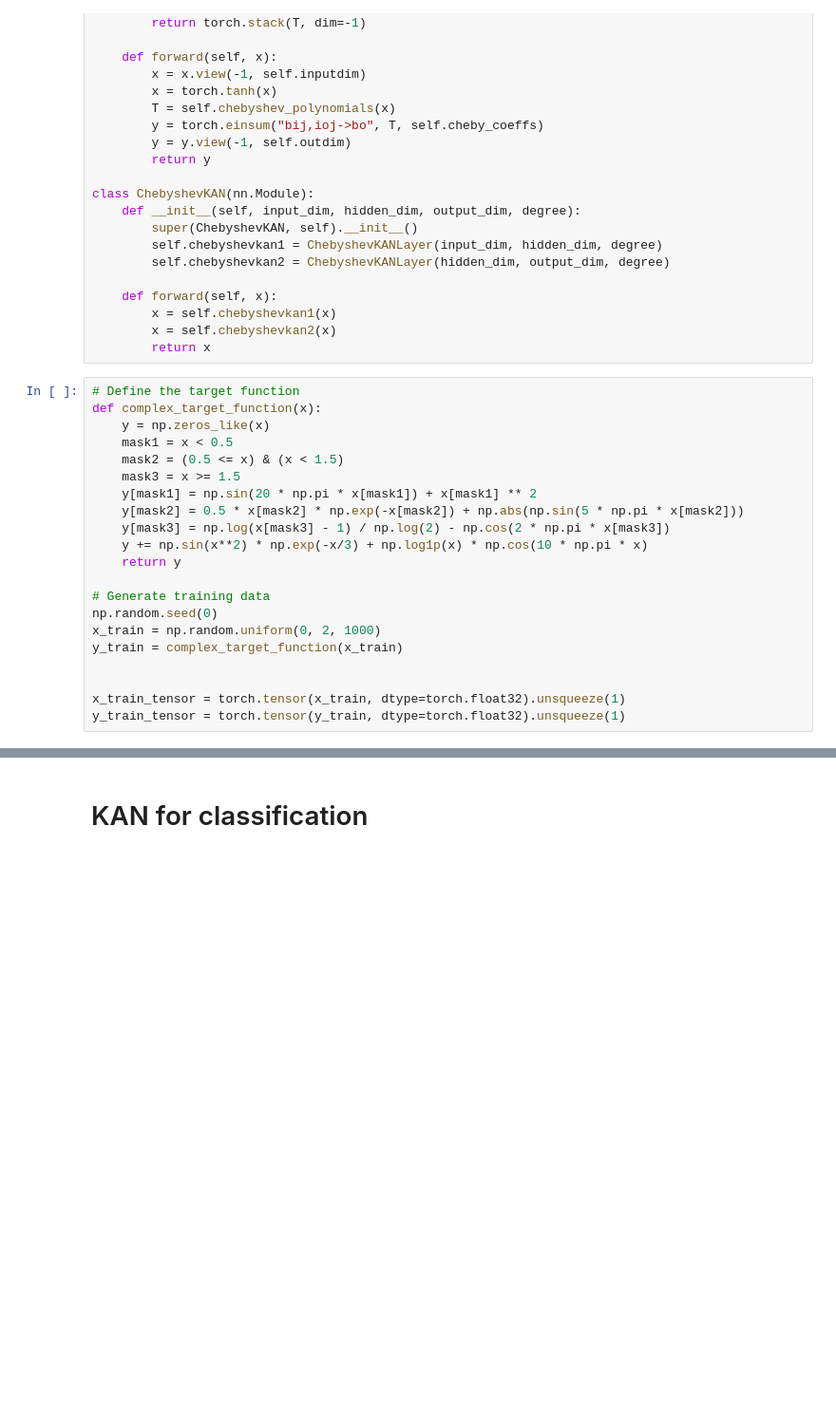
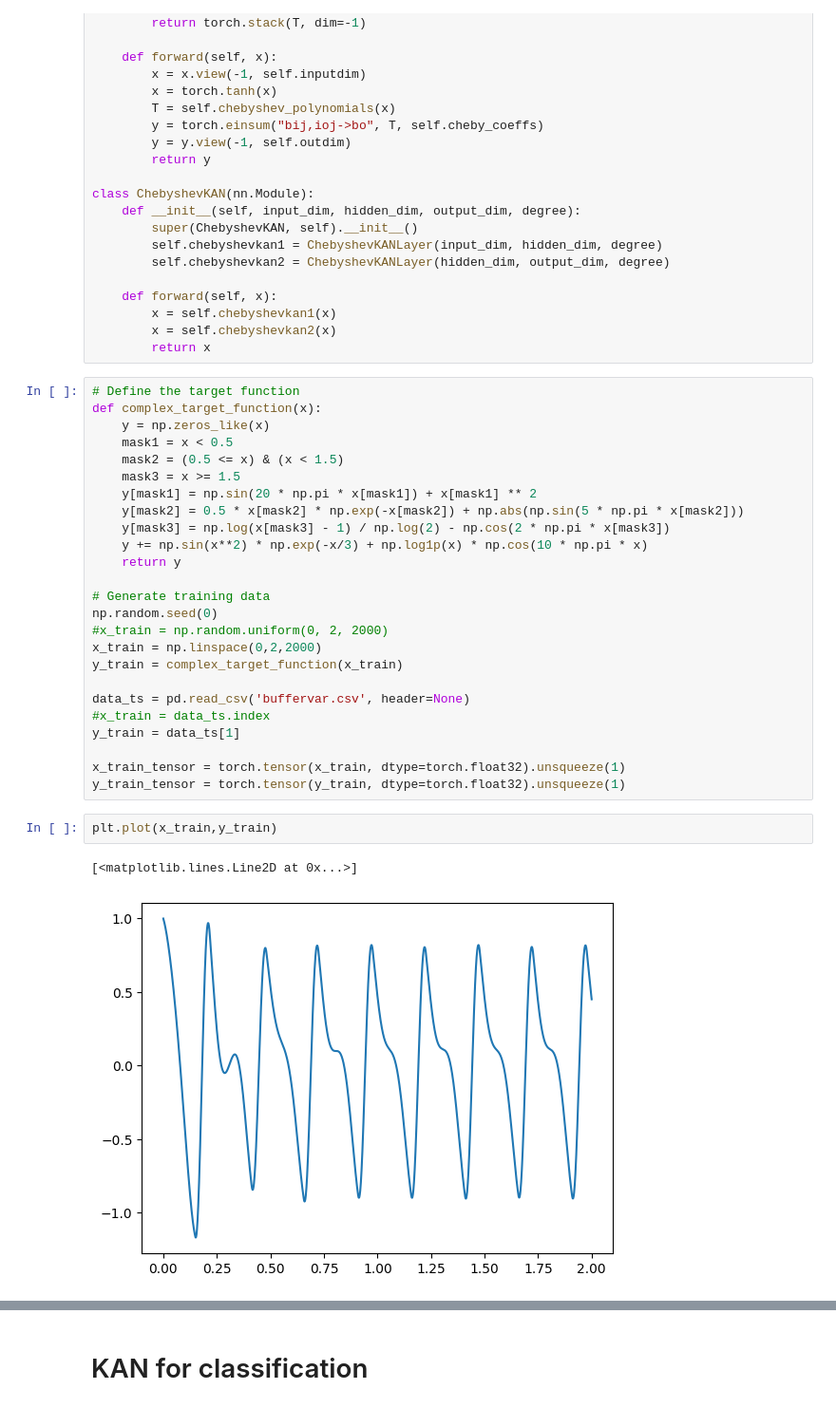
Before and after one commit to TAUforPython/machinelearning, a Jupyter notebook: NN KAN timeseries.ipynb, the cells around one changed output, grey strips where cells are left out. Shown: that part at 95% size. Drawn from its saved outputs; the diff is of its cells as text; blank space fills up the shorter version.

```diff
--- a/NN KAN timeseries.ipynb
+++ b/NN KAN timeseries.ipynb
@@ -406,12 +371,21 @@ def complex_target_function(x):
 
 # Generate training data
 np.random.seed(0)
-x_train = np.random.uniform(0, 2, 1000)
+#x_train = np.random.uniform(0, 2, 2000)
+x_train = np.linspace(0,2,2000)
 y_train = complex_target_function(x_train)
 
+data_ts = pd.read_csv('buffervar.csv', header=None)
+#x_train = data_ts.index
+y_train = data_ts[1]
 
 x_train_tensor = torch.tensor(x_train, dtype=torch.float32).unsqueeze(1)
 y_train_tensor = torch.tensor(y_train, dtype=torch.float32).unsqueeze(1)
+# %%
+plt.plot(x_train,y_train)
+# %% [output]
+[<matplotlib.lines.Line2D at 0x...>]
+[figure, added]
 # %%
 # Define the parameters
 lr = 0.01
```
Also changed, not shown: parts of 19 cells of this notebook.
